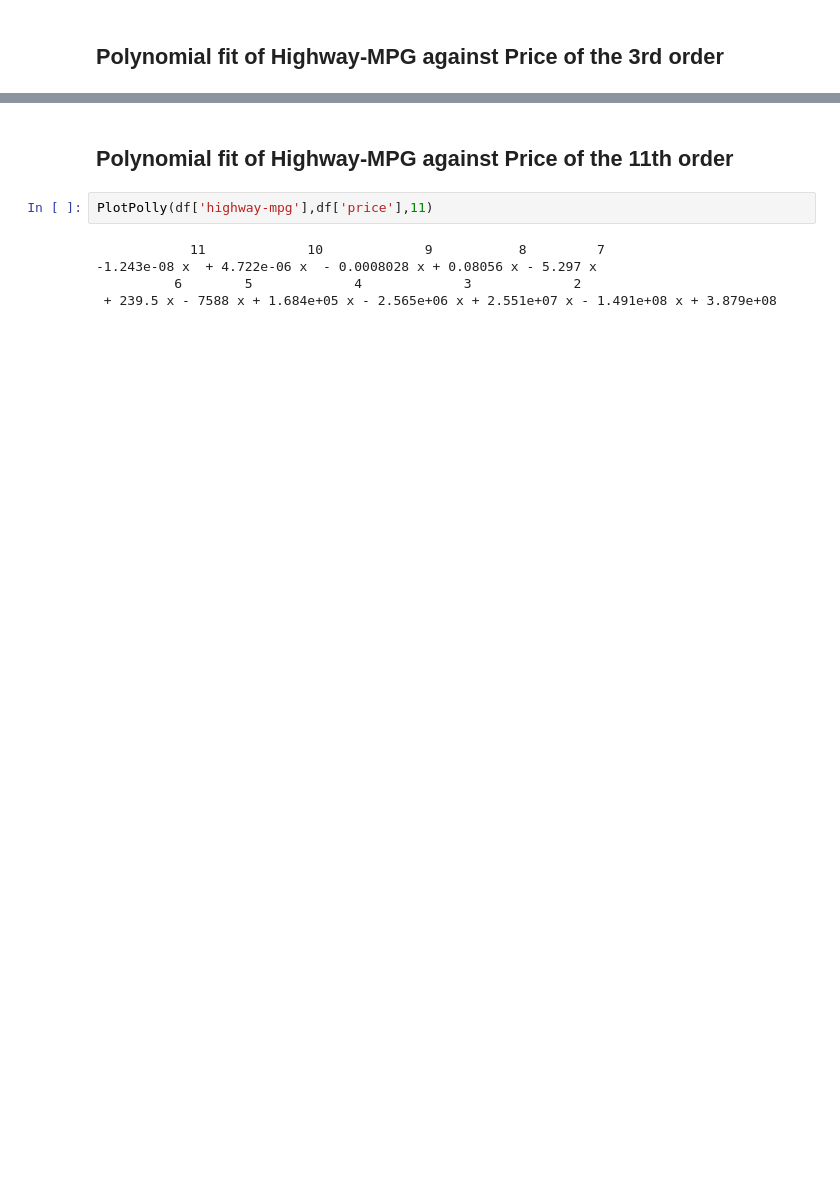
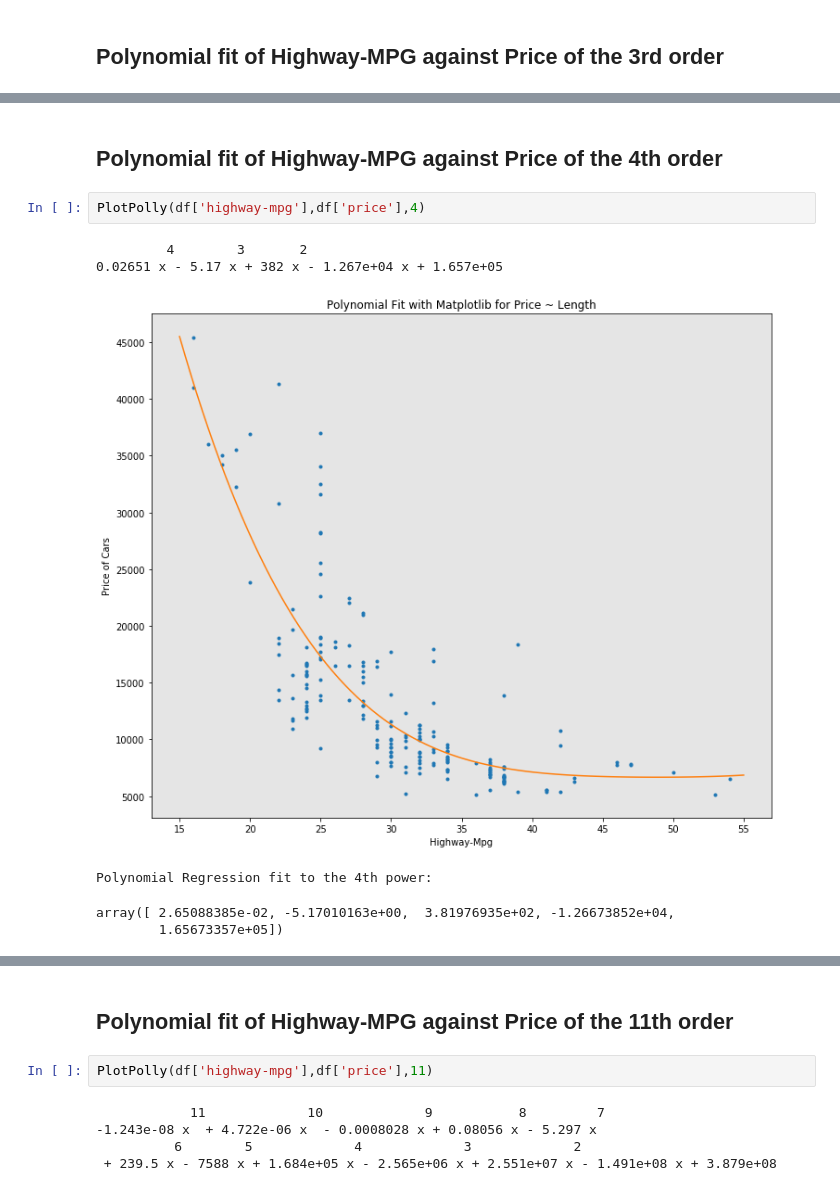
Before and after one commit to sdman135/Cars-project, a Jupyter notebook: Untitled.ipynb, the cells around one changed output, grey strips where cells are left out. Cells and saved outputs as stored; diff of their text form; blank space fills up the shorter version.

```diff
--- a/Untitled.ipynb
+++ b/Untitled.ipynb
@@ -272 +281,12 @@ Polynomial Regression fit to the 3rd power Yhat:
 array([-1.55663829e+00,  2.04754306e+02, -8.96543312e+03,  1.37923594e+05])
+# %% [markdown]
+## Polynomial fit of Highway-MPG against Price of the 4th order
+# %%
+PlotPolly(df['highway-mpg'],df['price'],4)
+# %% [output]
+         4        3       2
+0.02651 x - 5.17 x + 382 x - 1.267e+04 x + 1.657e+05
+[figure, added]
+Polynomial Regression fit to the 4th power:
+array([ 2.65088385e-02, -5.17010163e+00,  3.81976935e+02, -1.26673852e+04,
+        1.65673357e+05])
```
Also changed, not shown: parts of 6 cells of this notebook.
